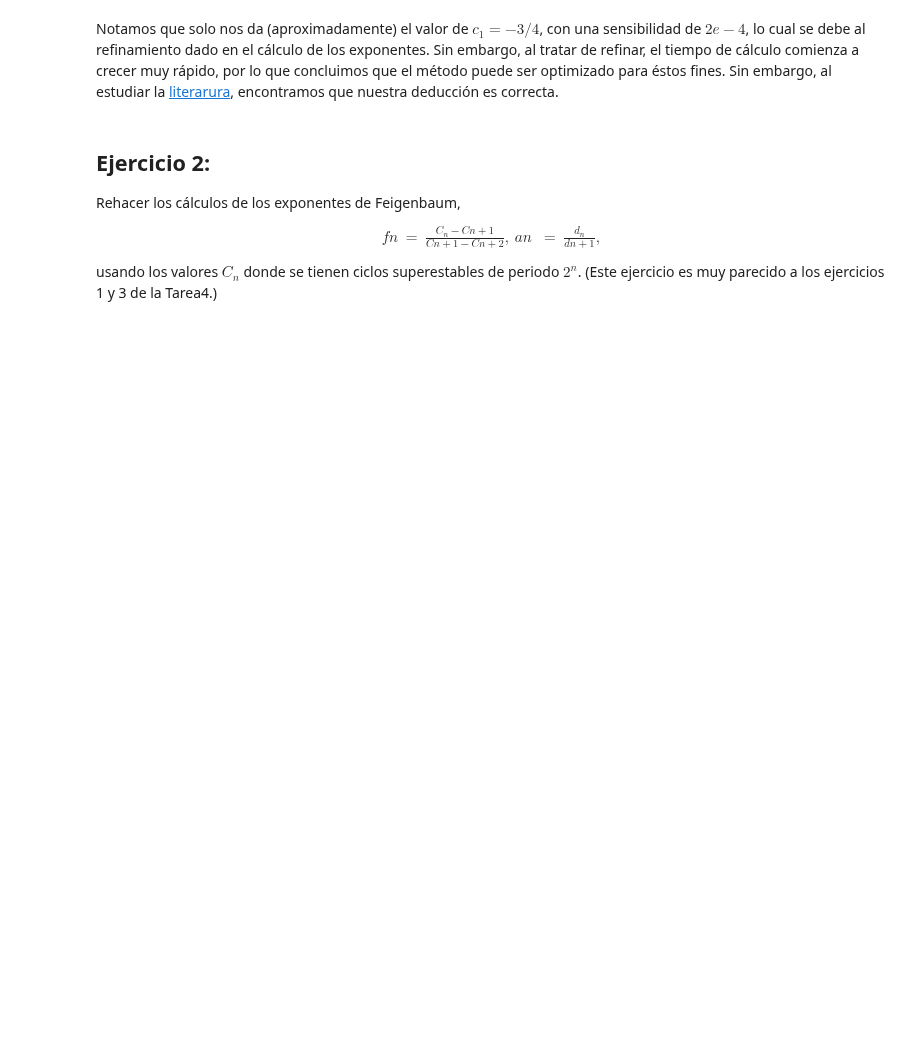
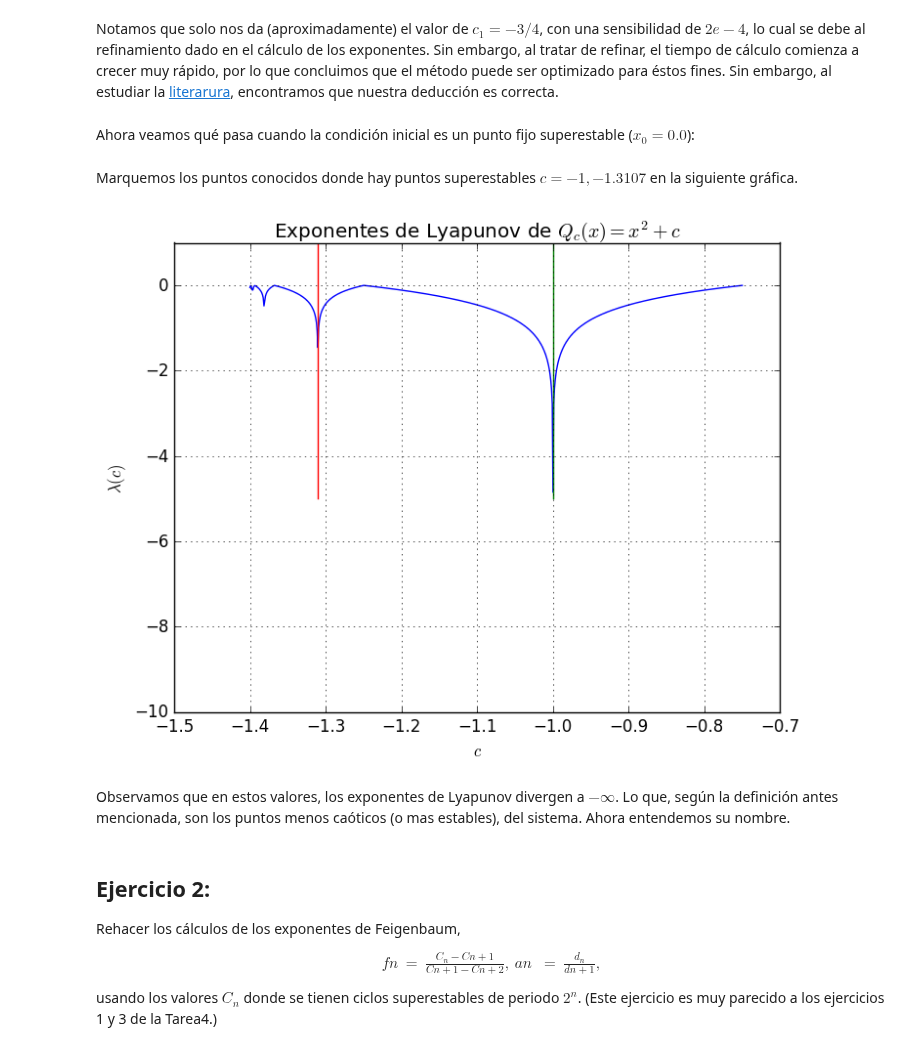
Before and after one commit to lbenet/2017-1_TSFisComp, a Jupyter notebook: tareas/pabloresendiz/Tarea5/tarea5sol.ipynb, the cells around one changed output. Saved outputs shown, nothing was run; the diff lists cells and outputs as text; code cells hidden in the pictures; blank space fills up the shorter version.

```diff
--- a/tareas/pabloresendiz/Tarea5/tarea5sol.ipynb
+++ b/tareas/pabloresendiz/Tarea5/tarea5sol.ipynb
@@ -184,6 +209,27 @@ Notamos que solo nos da (aproximadamente) el valor de $c_1=-3/4$,  con una sensi
 al refinamiento dado en el cálculo de los exponentes. Sin embargo, al tratar de refinar, el tiempo de cálculo comienza
 a crecer muy rápido, por lo que concluimos que el método puede ser optimizado para éstos fines. Sin embargo,
 al estudiar la [literarura](http://hypertextbook.com/chaos/lyapunov-1/), encontramos que nuestra deducción es correcta.
+# %% [markdown]
+Ahora veamos qué pasa cuando la condición inicial es un punto fijo superestable ($x_0=0.0$):
+# %% [markdown]
+Marquemos los puntos conocidos donde hay puntos superestables $c= -1,-1.3107$ en la siguiente gráfica.
+# %%
+crange = -(0.75-1/2^16):-1/2^10:-1.405
+func,c= explyap(Qc,1.0,crange,10000);
+# %%
+plot(c, func)
+plot([-1,  -1], [1, -5,])
+plot([-1.3107 ,  -1.3107 ], [1, -5,])
+xlabel(L"c")
+ylabel(L"\lambda(c)")
+grid(true)
+title(L"Exponentes de Lyapunov de $Q_c(x)= x^2 +c$")
+ylim(-10,1.0)
+show()
+# %% [output]
+[figure, added]
+# %% [markdown]
+Observamos que en estos valores, los exponentes de Lyapunov divergen a $- \infty$. Lo que, según la definición antes mencionada, son los puntos menos caóticos (o mas estables), del sistema. Ahora entendemos su nombre.
 # %% [markdown]
 ## Ejercicio 2:
 Rehacer los cálculos de los exponentes de Feigenbaum, \begin{eqnarray*} fn &=& \frac{C_n-C{n+1}}{C{n+1}-C{n+2}},\ an &=& \frac{d_n}{d{n+1}}, \end{eqnarray*}
```
Also changed, not shown: parts of 35 cells of this notebook.
